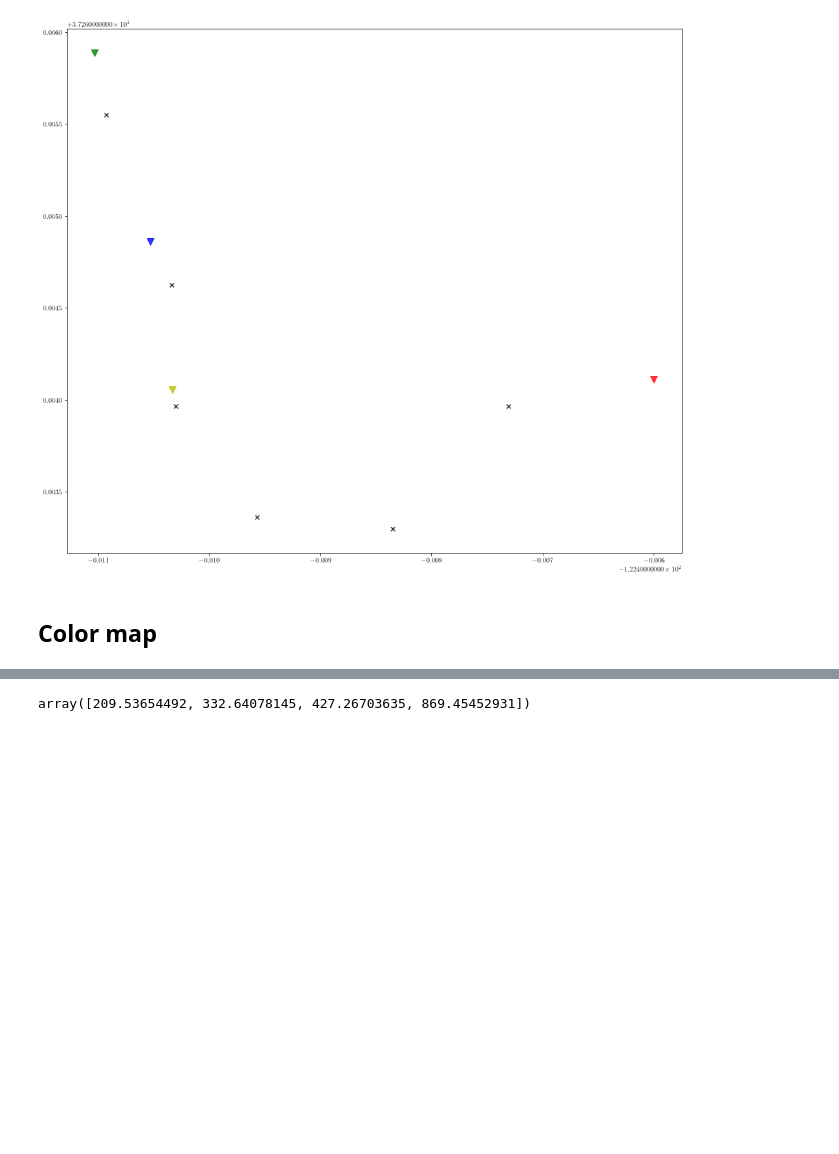
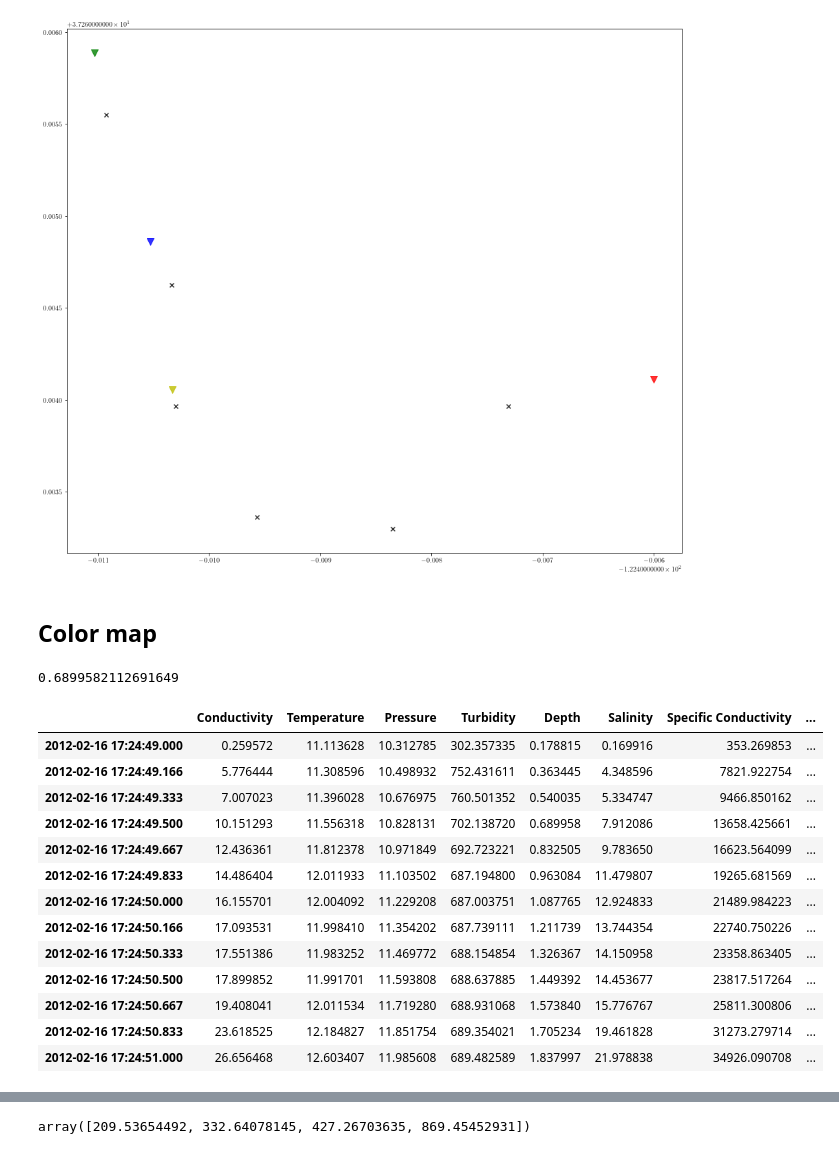
Before and after one commit to Dhannai/Thesis, a Jupyter notebook: febmar/Perfiles_RBR_densidad.ipynb, the cells around one changed output, grey strips where cells are left out. Saved outputs shown, nothing was run; the diff lists cells and outputs as text; code cells hidden in the pictures; blank space fills up the shorter version.

```diff
--- a/febmar/Perfiles_RBR_densidad.ipynb
+++ b/febmar/Perfiles_RBR_densidad.ipynb
@@ -1015,3 +1015,24 @@ NameError: name 'barra' is not defined
 ## Color map
 # %%
 p_bar = pd.DataFrame({"Depth": [0], "Density": [1000]})
+# %%
+p23["Depth"][3]
+# %% [output]
+0.6899582112691649
+# %%
+p23
+# %% [output]
+|  | Conductivity | Temperature | Pressure | Turbidity | Depth | Salinity | Specific Conductivity | ... |
+| 2012-02-16 17:24:49.000 | 0.259572 | 11.113628 | 10.312785 | 302.357335 | 0.178815 | 0.169916 | 353.269853 | ... |
+| 2012-02-16 17:24:49.166 | 5.776444 | 11.308596 | 10.498932 | 752.431611 | 0.363445 | 4.348596 | 7821.922754 | ... |
+| 2012-02-16 17:24:49.333 | 7.007023 | 11.396028 | 10.676975 | 760.501352 | 0.540035 | 5.334747 | 9466.850162 | ... |
+| 2012-02-16 17:24:49.500 | 10.151293 | 11.556318 | 10.828131 | 702.138720 | 0.689958 | 7.912086 | 13658.425661 | ... |
+| 2012-02-16 17:24:49.667 | 12.436361 | 11.812378 | 10.971849 | 692.723221 | 0.832505 | 9.783650 | 16623.564099 | ... |
+| 2012-02-16 17:24:49.833 | 14.486404 | 12.011933 | 11.103502 | 687.194800 | 0.963084 | 11.479807 | 19265.681569 | ... |
+| 2012-02-16 17:24:50.000 | 16.155701 | 12.004092 | 11.229208 | 687.003751 | 1.087765 | 12.924833 | 21489.984223 | ... |
+| 2012-02-16 17:24:50.166 | 17.093531 | 11.998410 | 11.354202 | 687.739111 | 1.211739 | 13.744354 | 22740.750226 | ... |
+| 2012-02-16 17:24:50.333 | 17.551386 | 11.983252 | 11.469772 | 688.154854 | 1.326367 | 14.150958 | 23358.863405 | ... |
+| 2012-02-16 17:24:50.500 | 17.899852 | 11.991701 | 11.593808 | 688.637885 | 1.449392 | 14.453677 | 23817.517264 | ... |
+| 2012-02-16 17:24:50.667 | 19.408041 | 12.011534 | 11.719280 | 688.931068 | 1.573840 | 15.776767 | 25811.300806 | ... |
+| 2012-02-16 17:24:50.833 | 23.618525 | 12.184827 | 11.851754 | 689.354021 | 1.705234 | 19.461828 | 31273.279714 | ... |
+| 2012-02-16 17:24:51.000 | 26.656468 | 12.603407 | 11.985608 | 689.482589 | 1.837997 | 21.978838 | 34926.090708 | ... |
```
Also changed, not shown: parts of 3 cells of this notebook.
